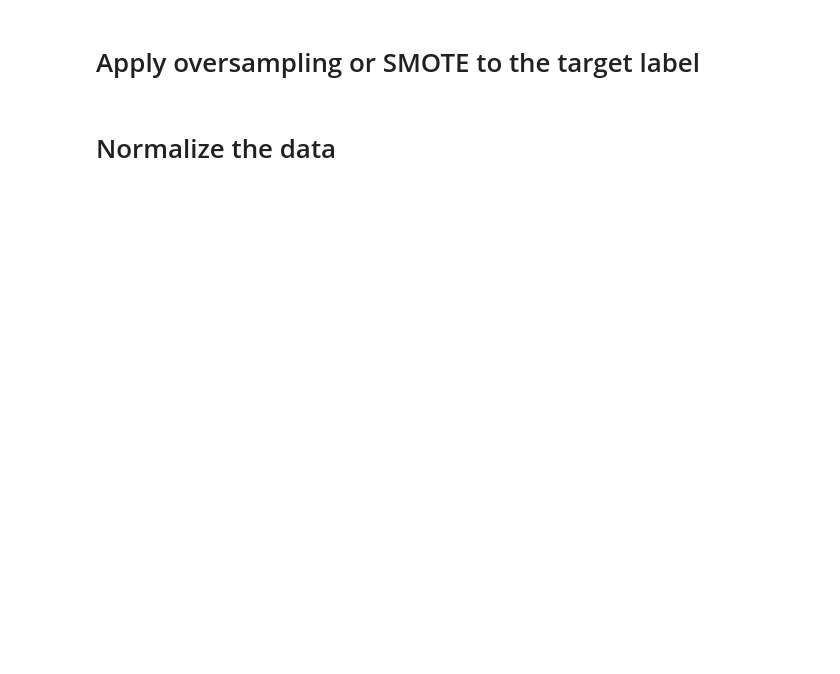
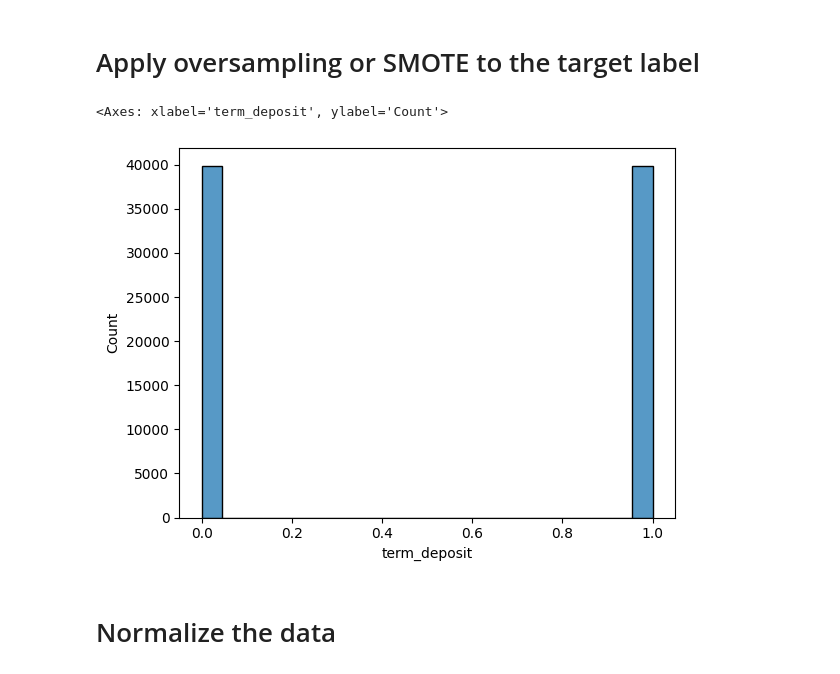
Before and after one commit to Tuwaiq-Data-Science-Bootcamp-V5/Preprocessing_Lab1, a Jupyter notebook: Preprocessing.ipynb, the cells around one changed output. Drawn from its saved outputs; the diff is of its cells as text; code cells hidden in the pictures; blank space fills up the shorter version.

```diff
--- a/Preprocessing.ipynb
+++ b/Preprocessing.ipynb
@@ -13,4 +60,13 @@
 # %% [markdown]
 # Apply oversampling or SMOTE to the target label
+# %%
+x = df.loc[:,df.columns != 'term_deposit']
+y = df.loc[:,df.columns  == 'term_deposit']
+sm = SMOTE(random_state = 1)
+x_smote, y_smote = sm.fit_resample(x, y)
+sns.histplot(data=y_smote,x="term_deposit")
+# %% [output]
+<Axes: xlabel='term_deposit', ylabel='Count'>
+[figure, added]
 # %% [markdown]
 # Normalize the data
```
Also changed, not shown: parts of 9 cells of this notebook.
